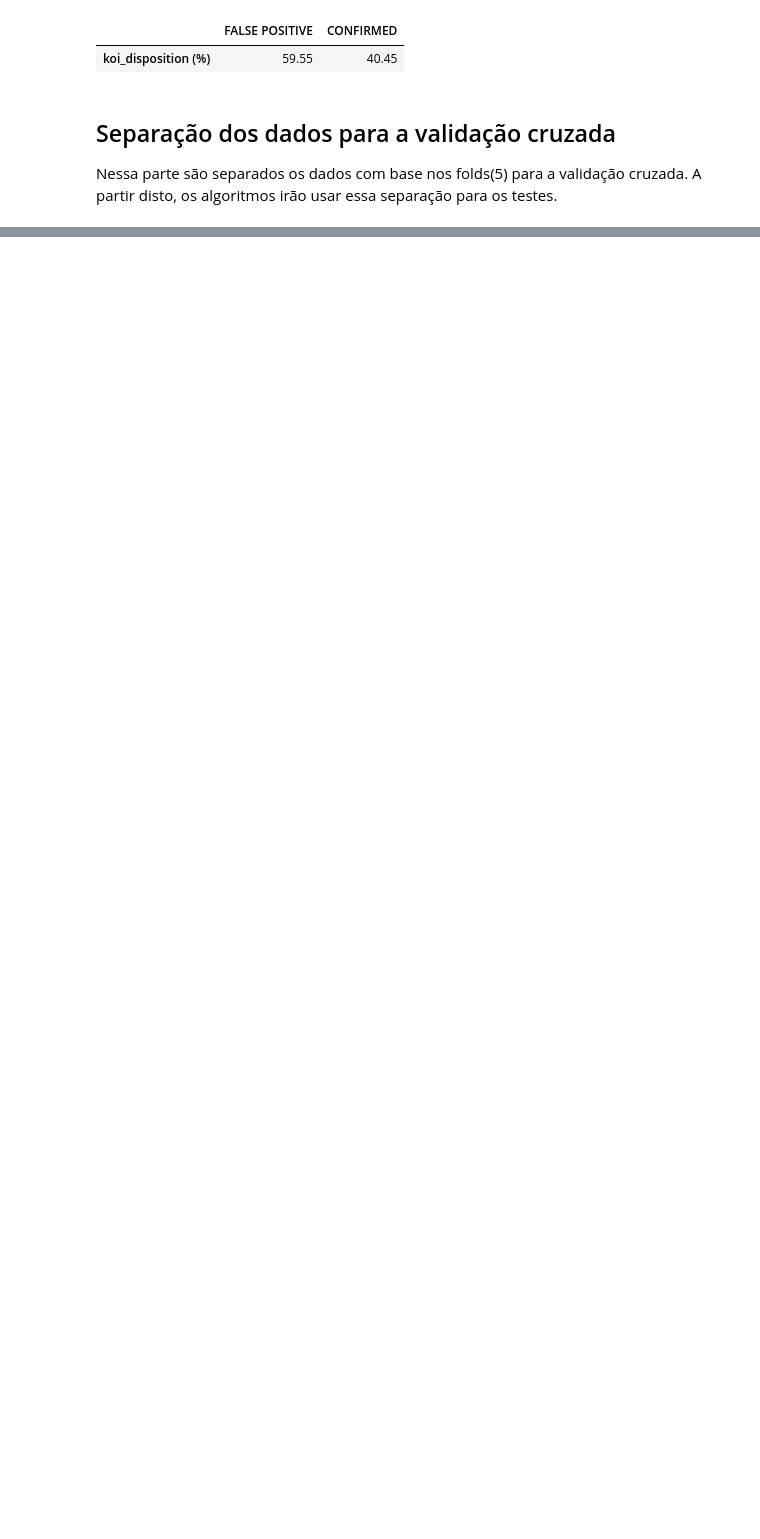
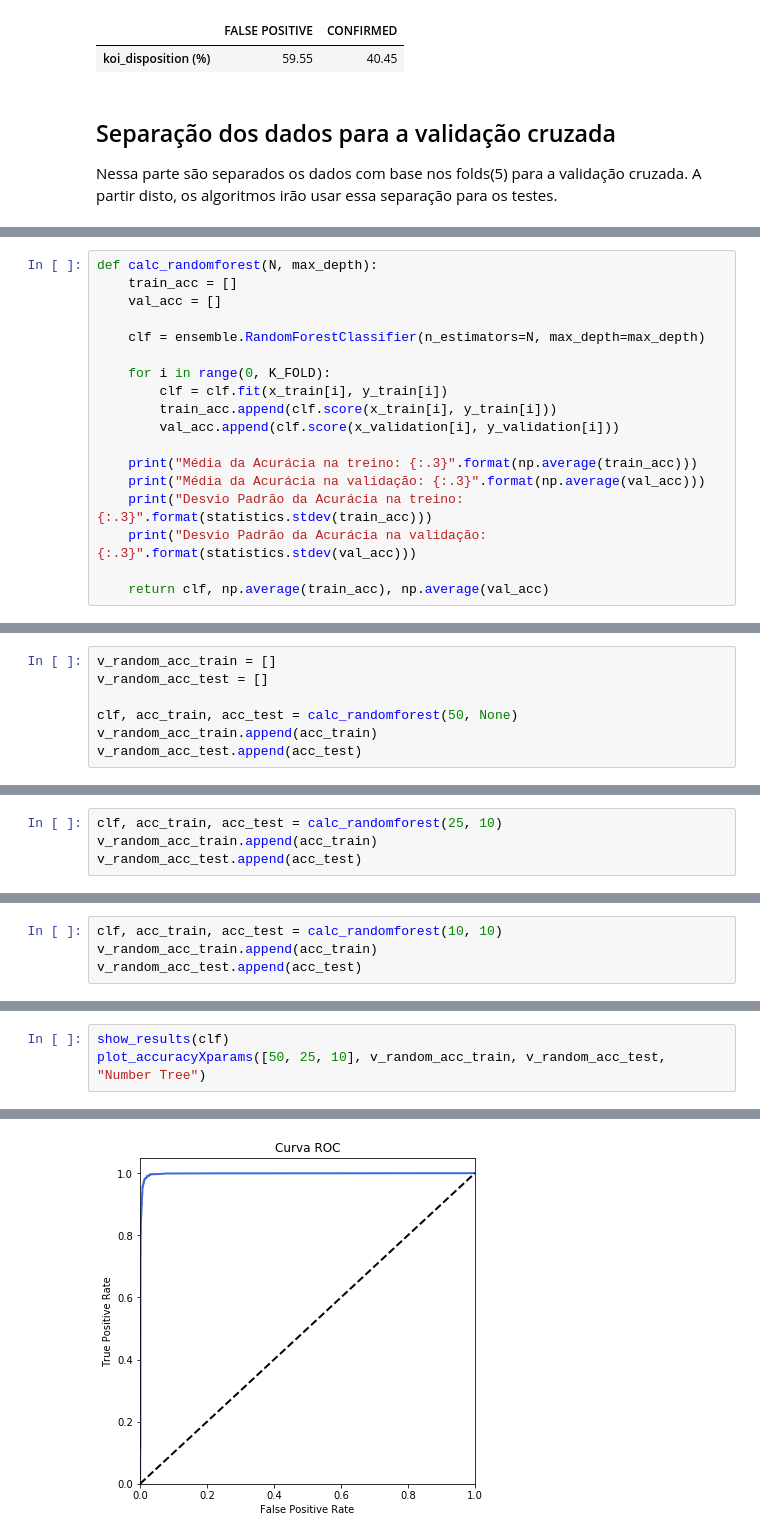
Before and after one commit to danielkansaon/MachineLearning, a Jupyter notebook: TP1/tp1.ipynb, the cells around one changed output, grey strips where cells are left out. Saved outputs shown, nothing was run; the diff lists cells and outputs as text; blank space fills up the shorter version.

```diff
--- a/TP1/tp1.ipynb
+++ b/TP1/tp1.ipynb
@@ -234,0 +453,18 @@ Desvio Padrão da Acurácia na validação: 0.0131
+# %%
+def calc_randomforest(N, max_depth):
+    train_acc = []
+    val_acc = []
+
+    clf = ensemble.RandomForestClassifier(n_estimators=N, max_depth=max_depth)
+
+    for i in range(0, K_FOLD):
+        clf = clf.fit(x_train[i], y_train[i])
+        train_acc.append(clf.score(x_train[i], y_train[i]))
+        val_acc.append(clf.score(x_validation[i], y_validation[i]))
+
+    print("Média da Acurácia na treino: {:.3}".format(np.average(train_acc)))
+    print("Média da Acurácia na validação: {:.3}".format(np.average(val_acc)))
+    print("Desvio Padrão da Acurácia na treino: {:.3}".format(statistics.stdev(train_acc)))
+    print("Desvio Padrão da Acurácia na validação: {:.3}".format(statistics.stdev(val_acc)))
+
+    return clf, np.average(train_acc), np.average(val_acc)
@@ -234,0 +473,7 @@ Desvio Padrão da Acurácia na validação: 0.0131
+# %%
+v_random_acc_train = []
+v_random_acc_test = []
+
+clf, acc_train, acc_test = calc_randomforest(50, None)
+v_random_acc_train.append(acc_train)
+v_random_acc_test.append(acc_test)
@@ -234,0 +485,4 @@ Desvio Padrão da Acurácia na validação: 0.0131
+# %%
+clf, acc_train, acc_test = calc_randomforest(25, 10)
+v_random_acc_train.append(acc_train)
+v_random_acc_test.append(acc_test)
@@ -234,0 +494,4 @@ Desvio Padrão da Acurácia na validação: 0.0131
+# %%
+clf, acc_train, acc_test = calc_randomforest(10, 10)
+v_random_acc_train.append(acc_train)
+v_random_acc_test.append(acc_test)
@@ -234,0 +505,4 @@ Desvio Padrão da Acurácia na validação: 0.0131
+# %%
+show_results(clf)
+plot_accuracyXparams([50, 25, 10], v_random_acc_train, v_random_acc_test, "Number Tree")
+# %% [output]
@@ -234,0 +517 @@ Desvio Padrão da Acurácia na validação: 0.0131
+[figure, added]
```
Also changed, not shown: parts of 76 cells of this notebook.
